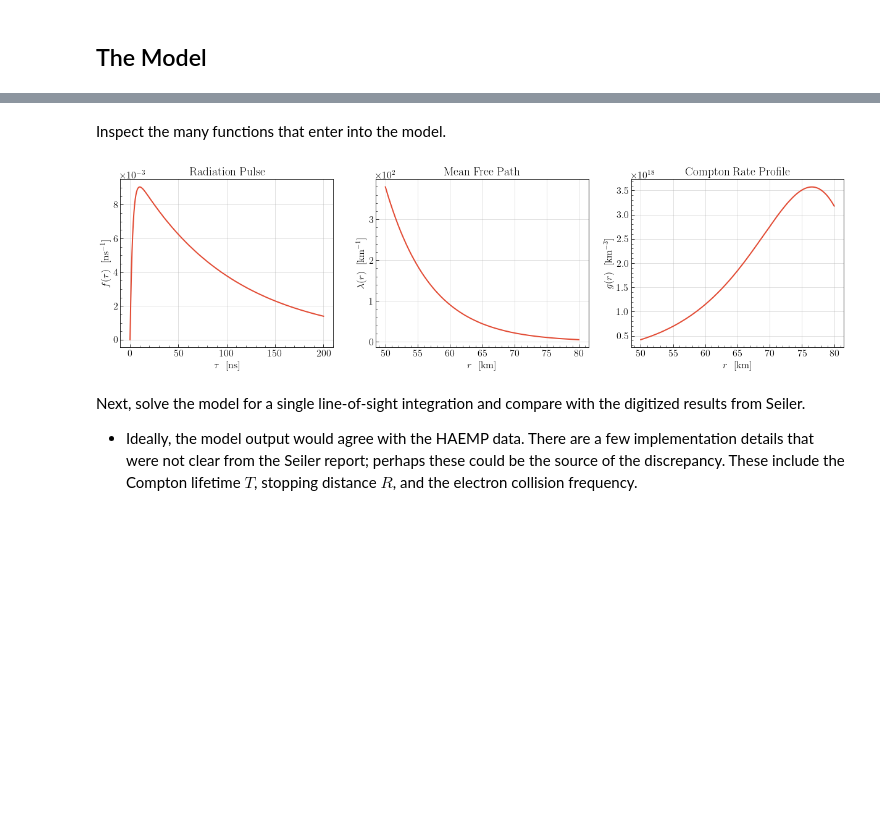
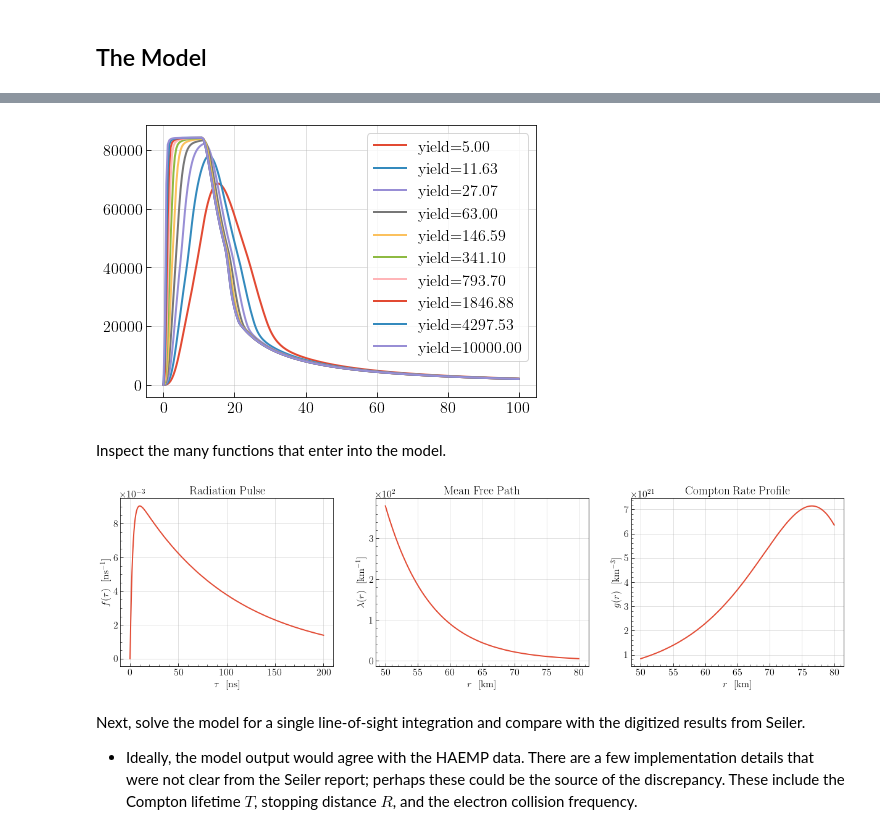
Before and after one commit to gshartnett/karzas-latter-seiler, a Jupyter notebook: EMP Notebook.ipynb, the cells around one changed output, grey strips where cells are left out. Cells and saved outputs as stored; diff of their text form; code cells hidden in the pictures; blank space fills up the shorter version.

Commit message:
updated plot

```diff
--- a/EMP Notebook.ipynb
+++ b/EMP Notebook.ipynb
@@ -68,3 +71,10 @@ if not os.path.exists('data'):
 ## The Model
 # %%
 model = emp.EMPMODEL()
+# %%
+total_yield_kt_list = np.exp(np.linspace(np.log(5), np.log(10000), 10))
+sol_list = []
+for total_yield_kt in total_yield_kt_list:
+    print(total_yield_kt)
+    model = emp.EMPMODEL(total_yield_kt=total_yield_kt)
+    sol_list.append(model.solver(np.linspace(0, 100, 250)))
@@ -71,3 +92,14 @@ model = emp.EMPMODEL()
+# %%
+fig, ax = plt.subplots(figsize=(7,5))
+for i in range(len(total_yield_kt_list)):
+    ax.plot(
+        sol_list[i]['tlist'],
+        sol_list[i]['E_norm_at_ground'],
+        label=f'yield={total_yield_kt_list[i]:.2f}')
+ax.legend()
+plt.show()
+# %% [output]
+[figure, added]
 # %% [markdown]
 Inspect the many functions that enter into the model.
 # %%
@@ -100,7 +132,7 @@ ax[2].ticklabel_format(style='sci', axis='y', scilimits=(0,0))
 plt.savefig('figures/MFP_and_ComptonRate.pdf', bbox_inches='tight')
 plt.show()
 # %% [output]
-[figure, old version]
+[figure, new version]
 # %% [markdown]
 Next, solve the model for a single line-of-sight integration and compare with the digitized results from Seiler.
 - Ideally, the model output would agree with the HAEMP data. There are a few implementation details that were not clear from the Seiler report; perhaps these could be the source of the discrepancy. These include the Compton lifetime $T$, stopping distance $R$, and the electron collision frequency.
```
Also changed, not shown: parts of 7 cells of this notebook, 1 other file.
